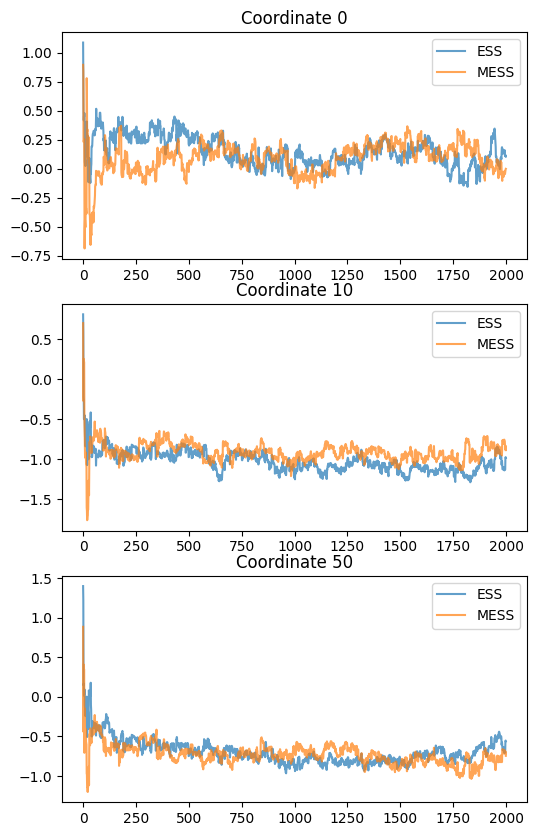
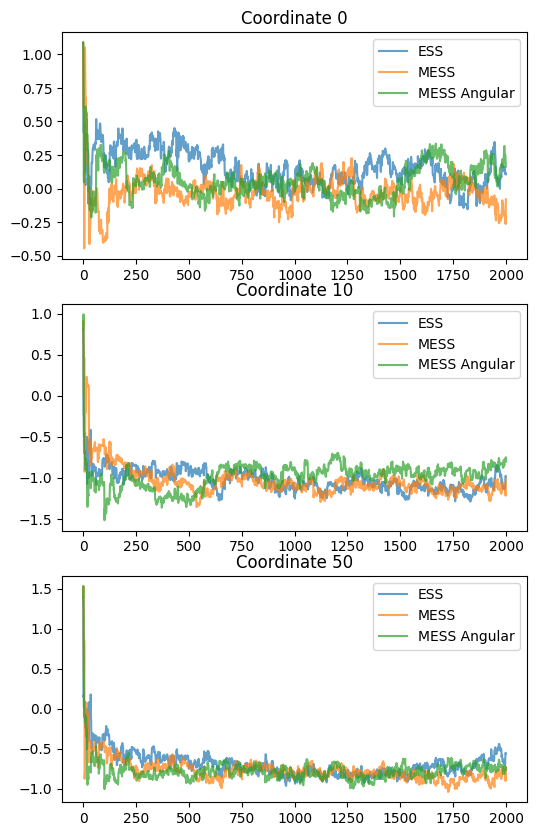
Unified diff of the notebook cell whose output changed from the first chart to the second:
--- before
+++ after
@@ -5,4 +5,5 @@
     axes[i].plot(chain_ess[burn_in:, k], alpha=0.7, label="ESS")
     axes[i].plot(chain_mess[burn_in:, k], alpha=0.7, label="MESS")
+    axes[i].plot(chain_mess_ang[burn_in:, k], alpha=0.7, label="MESS Angular")
     axes[i].set_title(f"Coordinate {k}")
     axes[i].legend()

Commit: implemented mess angular